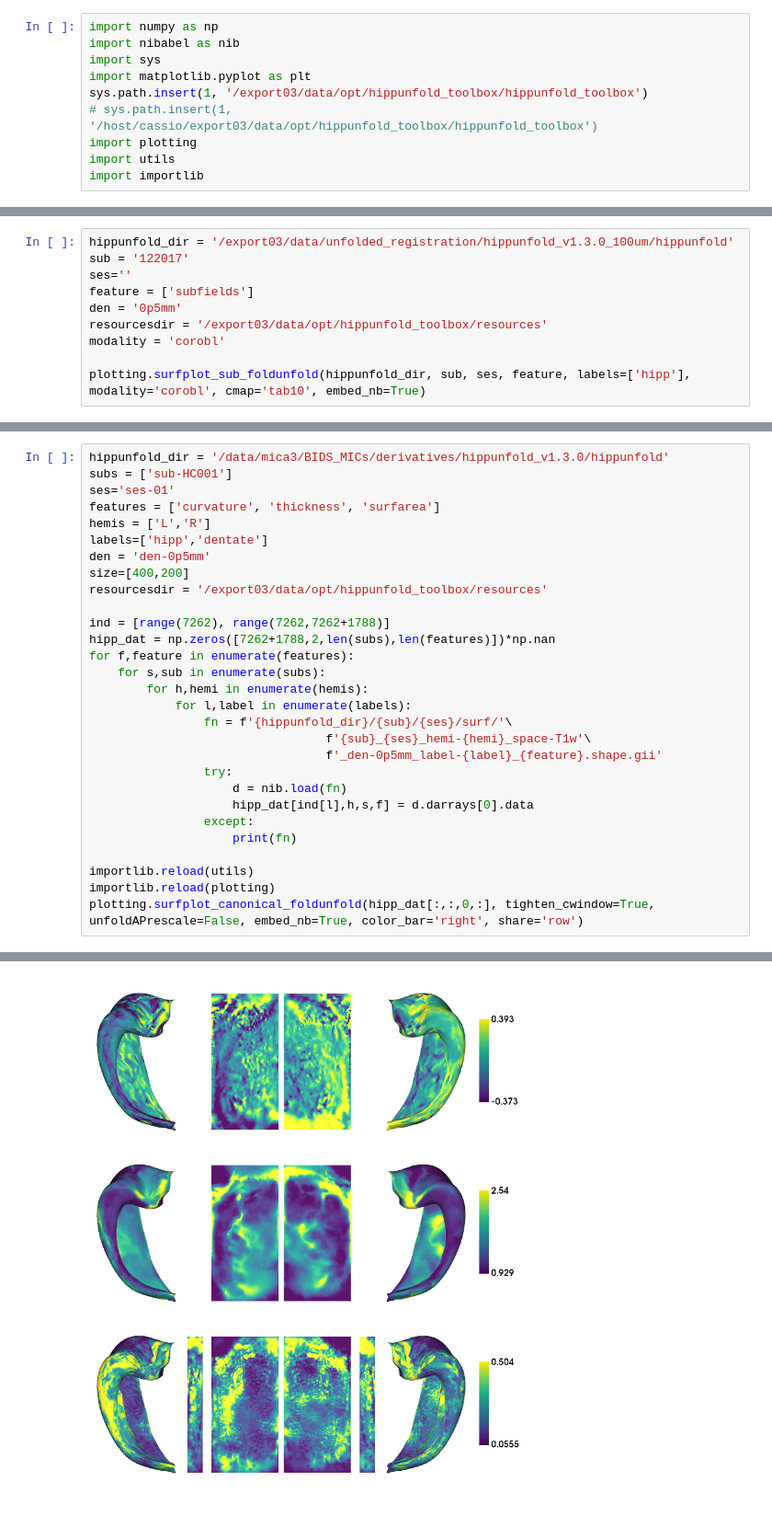
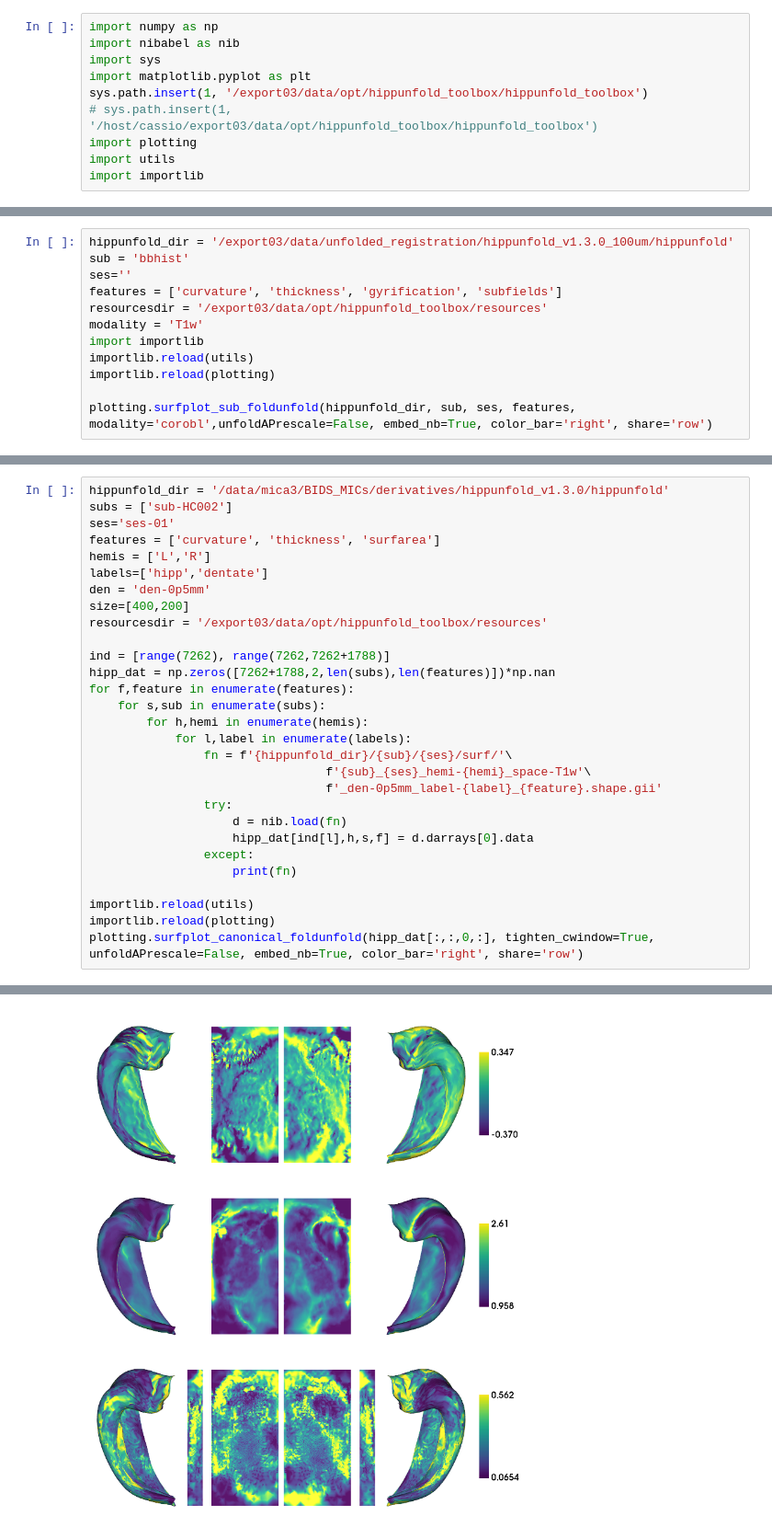
Before and after one commit to jordandekraker/hippunfold_toolbox, a Jupyter notebook: notebooks/plotting_tester.ipynb, the cells around one changed output, grey strips where cells are left out. Shown at 92% size. Cells and saved outputs as stored; diff of their text form.

```diff
--- a/notebooks/plotting_tester.ipynb
+++ b/notebooks/plotting_tester.ipynb
@@ -31,10 +30,0 @@ plotting.surfplot_sub_foldunfold(hippunfold_dir, sub, ses, features, unfoldAPres
-# %%
-hippunfold_dir = '/export03/data/unfolded_registration/hippunfold_v1.3.0_100um/hippunfold'
-sub = '122017'
-ses=''
-feature = ['subfields']
-den = '0p5mm'
-resourcesdir = '/export03/data/opt/hippunfold_toolbox/resources'
-modality = 'corobl'
-
-plotting.surfplot_sub_foldunfold(hippunfold_dir, sub, ses, feature, labels=['hipp'], modality='corobl', cmap='tab10', embed_nb=True)
@@ -42,0 +31,12 @@ plotting.surfplot_sub_foldunfold(hippunfold_dir, sub, ses, feature, labels=['hip
+# %%
+hippunfold_dir = '/export03/data/unfolded_registration/hippunfold_v1.3.0_100um/hippunfold'
+sub = 'bbhist'
+ses=''
+features = ['curvature', 'thickness', 'gyrification', 'subfields']
+resourcesdir = '/export03/data/opt/hippunfold_toolbox/resources'
+modality = 'T1w'
+import importlib
+importlib.reload(utils)
+importlib.reload(plotting)
+
+plotting.surfplot_sub_foldunfold(hippunfold_dir, sub, ses, features, modality='corobl',unfoldAPrescale=False, embed_nb=True, color_bar='right', share='row')
@@ -43,6 +57,6 @@ plotting.surfplot_sub_foldunfold(hippunfold_dir, sub, ses, feature, labels=['hip
 # %%
 hippunfold_dir = '/data/mica3/BIDS_MICs/derivatives/hippunfold_v1.3.0/hippunfold'
-subs = ['sub-HC001']
+subs = ['sub-HC002']
 ses='ses-01'
 features = ['curvature', 'thickness', 'surfarea']
 hemis = ['L','R']
@@ -77 +91 @@ plotting.surfplot_canonical_foldunfold(hipp_dat[:,:,0,:], tighten_cwindow=True,
-[figure, old version]
+[figure, new version]
```
Also changed, not shown: parts of 6 cells of this notebook, 1 other file.
